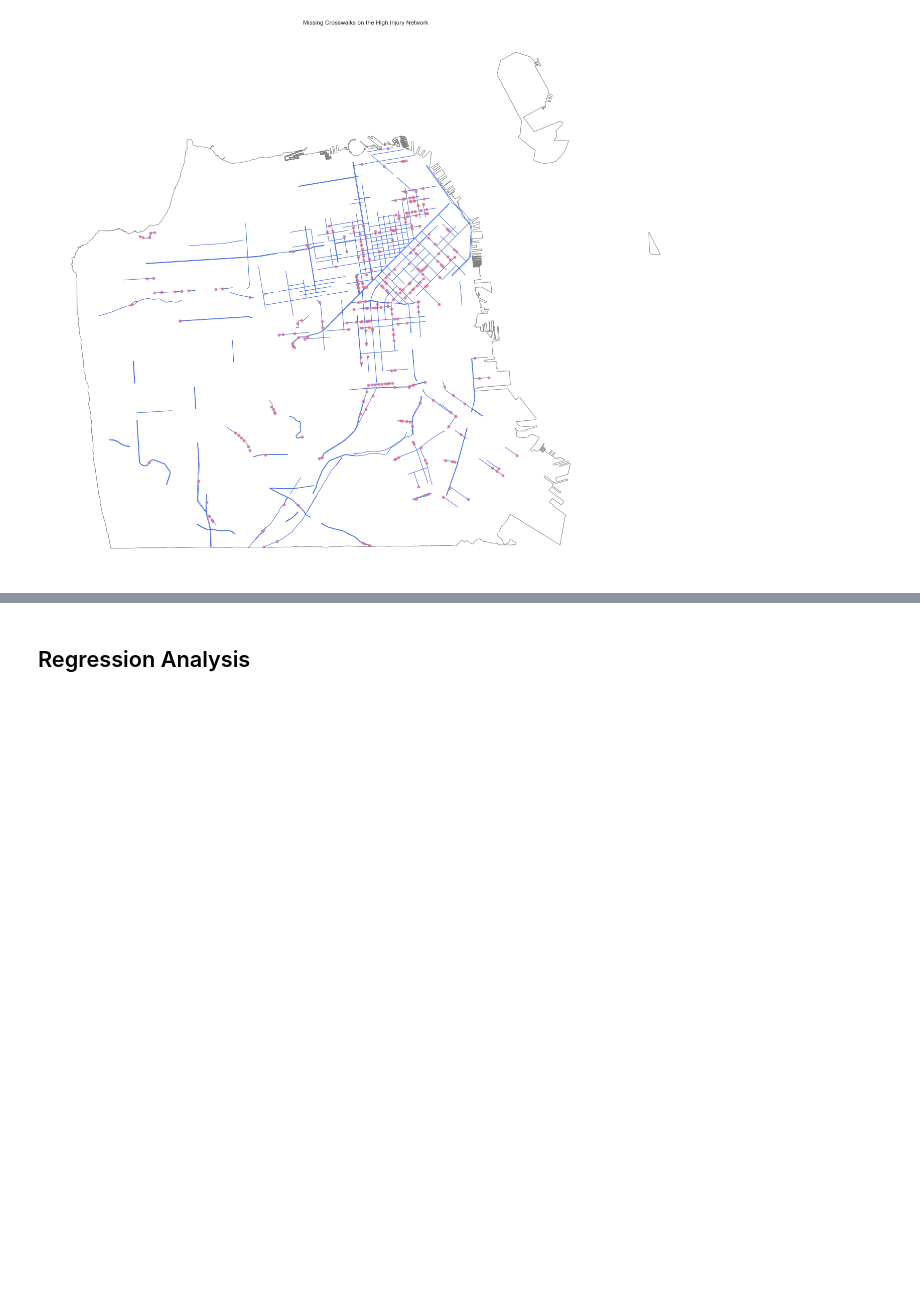
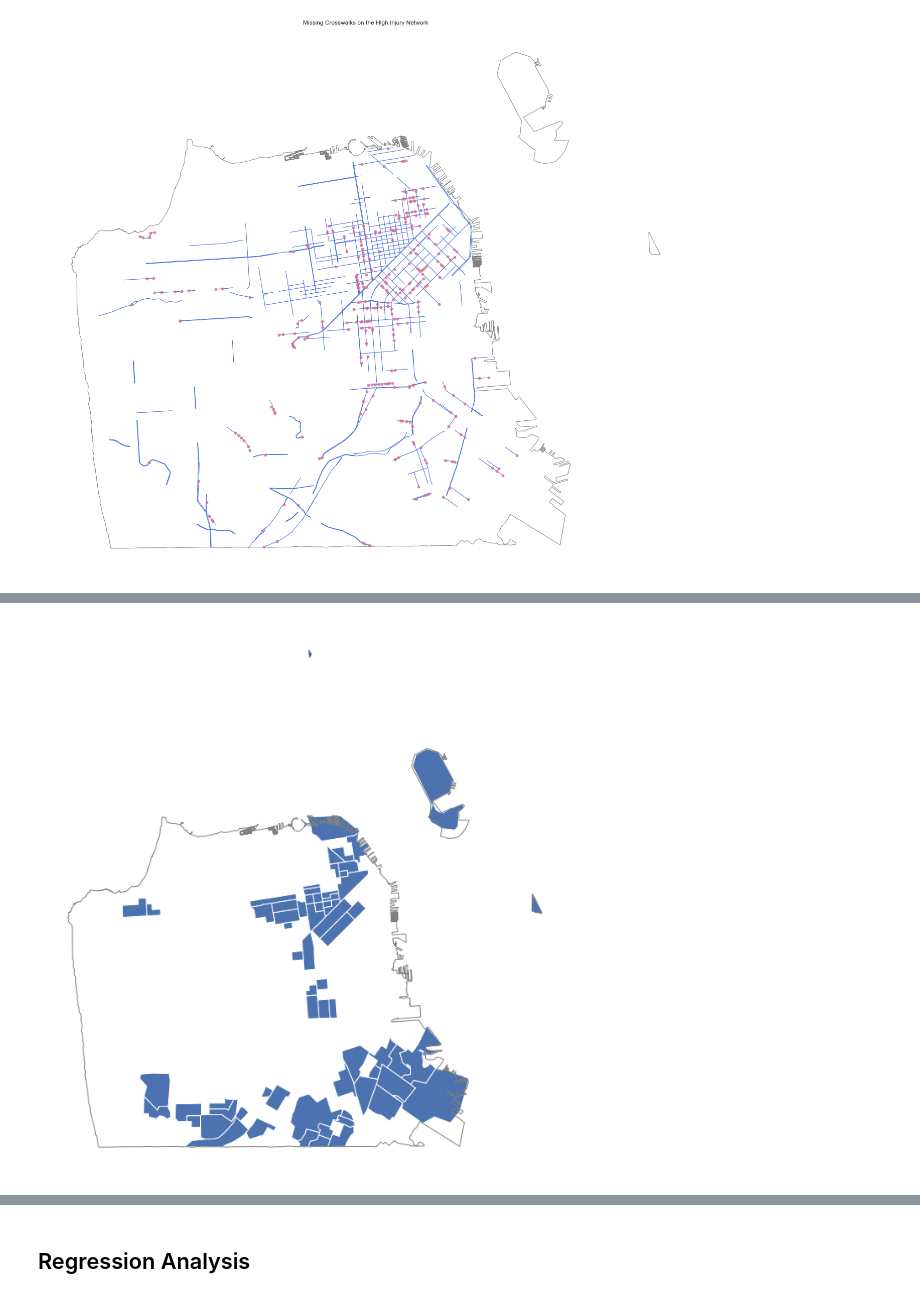
Before and after one commit to hua-mike/cp255-project, a Jupyter notebook: cp255-project-nb.ipynb, the cells around one changed output, grey strips where cells are left out. Cells and saved outputs as stored; diff of their text form; code cells hidden in the pictures; blank space fills up the shorter version.

Commit message:
Added EPC and number of ped crashes to priority analysis

```diff
--- a/cp255-project-nb.ipynb
+++ b/cp255-project-nb.ipynb
@@ -157,10 +159,10 @@ cw_bydist
 | 9 | Walton | SUPERVISORIAL DISTRICT 10 | 10 | 10.0 | TEN | MULTIPOLYGON (((-122.39905 37.769... | 371 | 417 | 788 | ... |
 | 10 | Safai | SUPERVISORIAL DISTRICT 11 | 11 | 11.0 | ELEVEN | POLYGON ((-122.42247 37.71789, -1... | 351 | 223 | 574 | ... |
 # %%
-sns.set_theme(style="whitegrid")
-ax = sns.barplot(x="supdistpad", y="yes_cw_pct", data=cw_bydist, color="teal", saturation=.8)
-ax.set(xlabel='SF Supervisor District', ylabel='Percentage of Crossings with Painted Crosswalks')
-plt.show()
+# sns.set_theme(style="whitegrid")
+# ax = sns.barplot(x="supdistpad", y="yes_cw_pct", data=cw_bydist, color="teal", saturation=.8)
+# ax.set(xlabel='SF Supervisor District', ylabel='Percentage of Crossings with Painted Crosswalks')
+# plt.show()
 # %% [output]
 [figure]
 # %%
@@ -339,0 +344,8 @@ plt.savefig('plot_name.png', dpi = 300)
+# %%
+# SFCTA Equity Priority Communities (finer grain geographies than MTC's definition), just the EPC tracts and block groups
+# based on 2017 ACS data
+# From: https://www.sfcta.org/policies/equity-priority-communities
+
+epc = gpd.read_file('Data/SF_EPCs_2021/SF_EPCs_2021.shp')
+epc = epc.to_crs(geo_crs)
+epc
@@ -339,0 +366,7 @@ plt.savefig('plot_name.png', dpi = 300)
+# %%
+fig, ax = plt.subplots(figsize=(12,12))
+epc.plot(ax=ax, aspect='auto')
+outline.plot(color='none', edgecolor='gray', linewidth=1, ax=ax)
+ax.set_axis_off()
+# %% [output]
+[figure, added]
```
Also changed, not shown: parts of 22 cells of this notebook.
